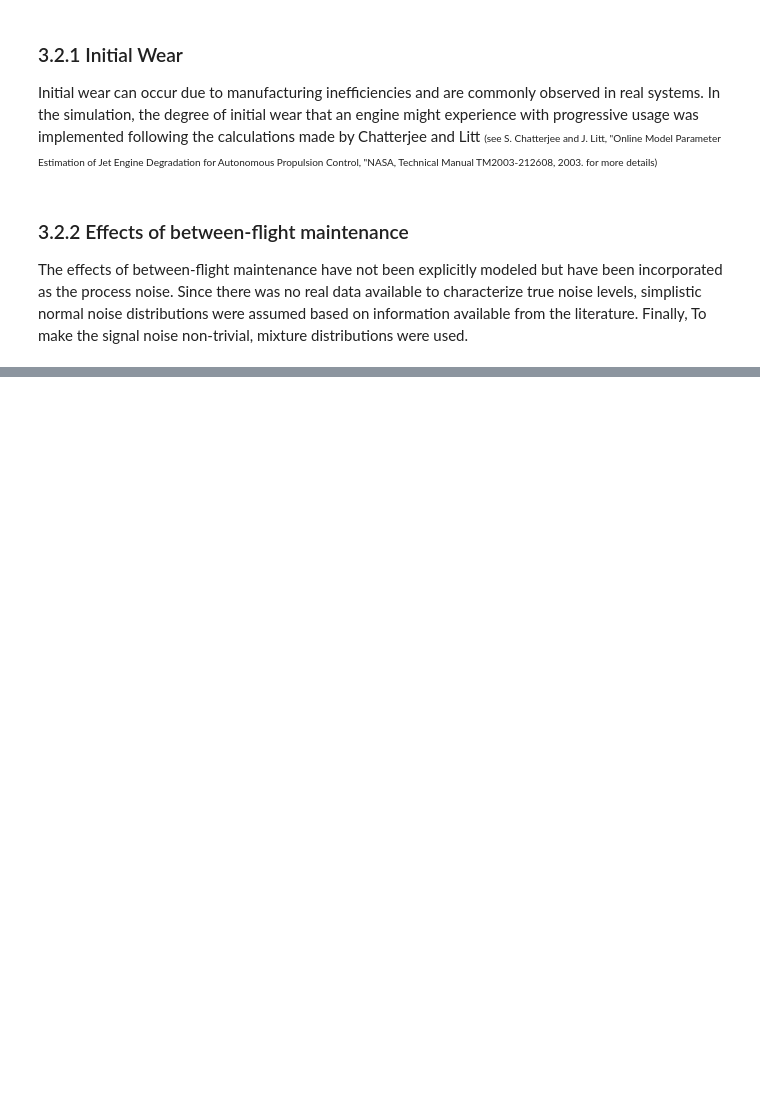
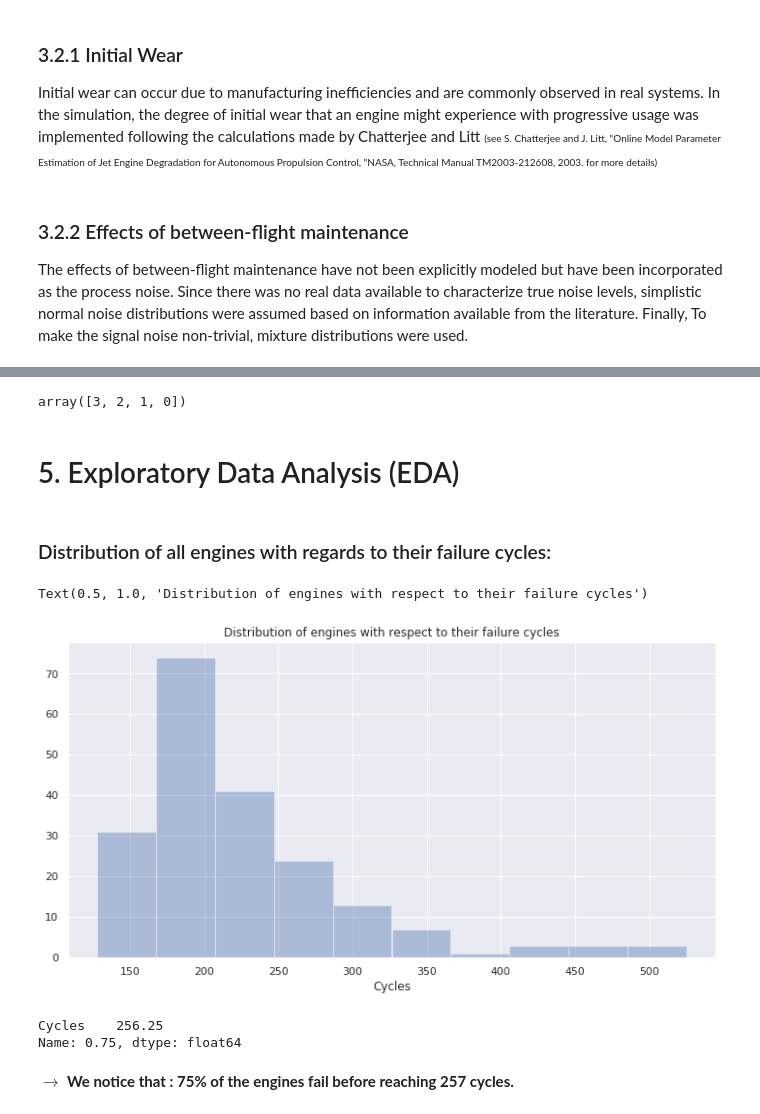
Before and after one commit to akakzia/aircraft_engine_predictive_maintenance, a Jupyter notebook: aircraft_starting_kit.ipynb, the cells around one changed output, grey strips where cells are left out. Cells and saved outputs as stored; diff of their text form; code cells hidden in the pictures; blank space fills up the shorter version.

```diff
--- a/aircraft_starting_kit.ipynb
+++ b/aircraft_starting_kit.ipynb
@@ -244,0 +247,7 @@ The engine is operating normally at the start of each time series, and develops
+# %%
+import pandas as pd
+import numpy as np
+import seaborn as sns
+import matplotlib.pyplot as plt
+from problem import get_train_data,  get_test_data
+sns.set(font_scale=1.0)
@@ -244,0 +257,4 @@ The engine is operating normally at the start of each time series, and develops
+# %%
+# Load train data
+X_train , y_train = get_train_data()
+X_train.shape , y_train.shape
@@ -244,0 +345,49 @@ The engine is operating normally at the start of each time series, and develops
+# %%
+# The target labels
+y_train.unique()
+# %% [output]
+array([3, 2, 1, 0])
+# %% [markdown]
+<a id='cinq'></a>
+
+# 5. Exploratory Data Analysis (EDA)
+# %%
+def dataCleaning(Data):
+
+    """
+    In order to have a proper visualisation,
+    some pre-exploration of the data has been done
+    leading to the following modifications
+    """
+
+    # Some features have all their values set to NaN in the correlation matrix, we simply drop them
+    Data.drop(['s18', 's19','op_set_3'],axis=1, inplace=True)
+
+    # Some feature have 0 correlation with target and the other features, we drop them too
+    Data.drop(['op_set_1','op_set_2','s1','s5','s16'], axis=1,inplace=True)
+
+    # Some features are highly correlated (>0.9), we drop one of them(s9,s14) (s8,s13)
+    Data.drop(['s12','s13','s14'], axis=1,inplace=True)
+
+    return Data
+# %%
+X_train = dataCleaning(X_train)
+# %% [markdown]
+### Distribution of all engines with regards to their failure cycles:
+# %%
+cycles_per_engine = pd.DataFrame(X_train.groupby('ID')['Cycle'].max())
+cycles_per_engine.reset_index(level = 0 , inplace=True)
+cycles_per_engine.columns = ['ID' , 'Cycles']
+plt.figure(figsize=(12,6))
+sns.distplot(cycles_per_engine.Cycles , bins= 10, kde=False)
+plt.title("Distribution of engines with respect to their failure cycles")
+# %% [output]
+Text(0.5, 1.0, 'Distribution of engines with respect to their failure cycles')
+[figure, added]
+# %%
+pd.DataFrame(cycles_per_engine.Cycles).quantile(0.75)
+# %% [output]
+Cycles    256.25
+Name: 0.75, dtype: float64
+# %% [markdown]
+$\rightarrow$ <b>We notice that : 75% of the engines fail before reaching 257 cycles.</b>
```
Also changed, not shown: parts of 57 cells of this notebook.
